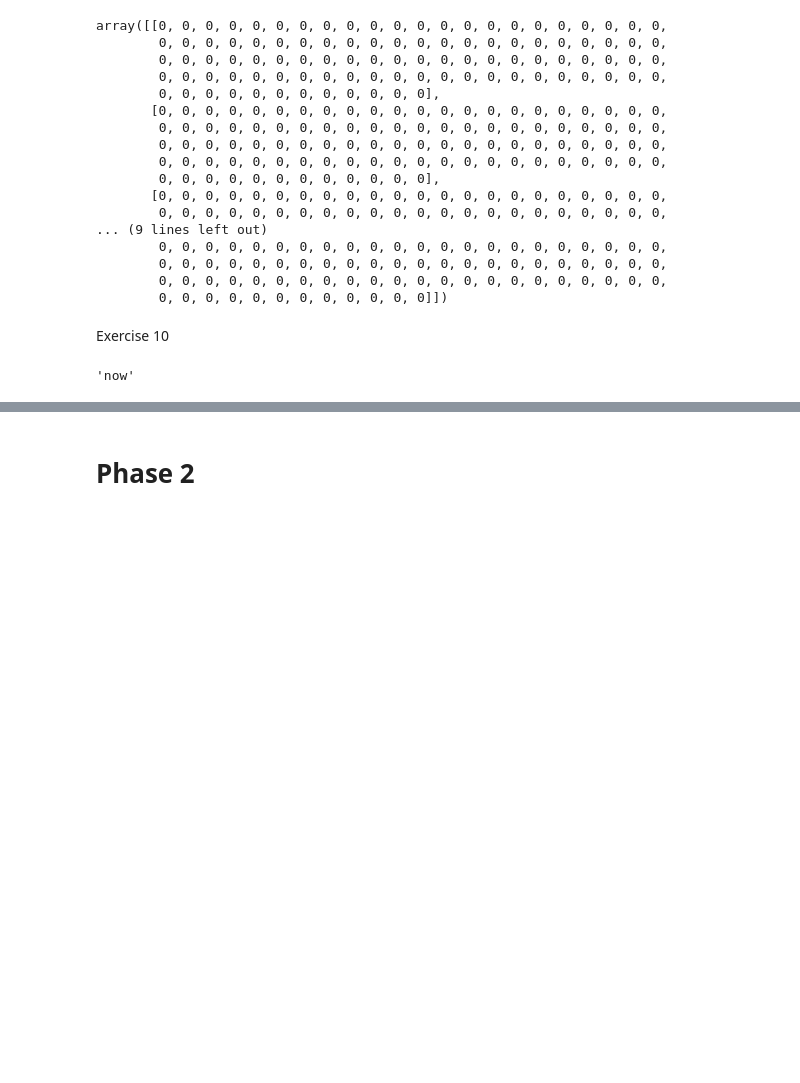
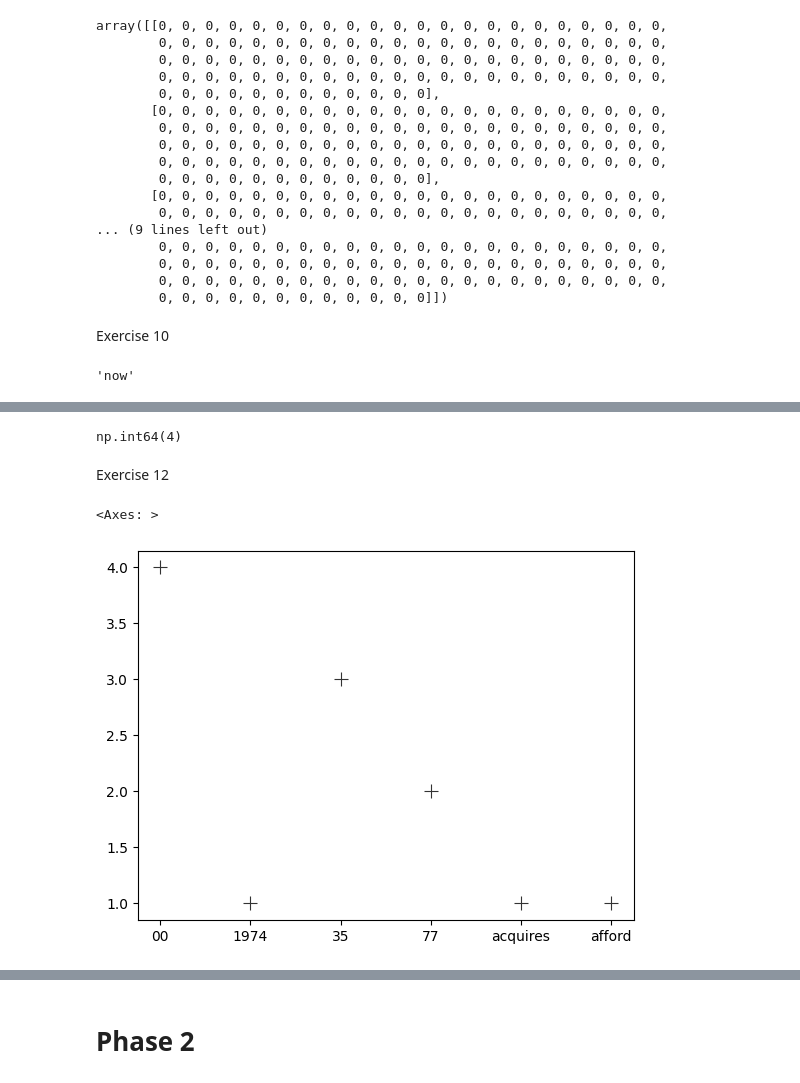
Before and after one commit to vishxrad/DM2025-Lab1-Exercise, a Jupyter notebook: DM2025-Lab1-Homework.ipynb, the cells around one changed output, grey strips where cells are left out. Drawn from its saved outputs; the diff is of its cells as text; code cells hidden in the pictures; blank space fills up the shorter version.

```diff
--- a/DM2025-Lab1-Homework.ipynb
+++ b/DM2025-Lab1-Homework.ipynb
@@ -440,0 +594,17 @@ count_vect.get_feature_names_out()[index]
+# %%
+term_frequencies = np.asarray(R_counts.sum(axis=0))[0]
+# %%
+term_frequencies[0] #sum of first term: 00
+# %% [output]
+np.int64(4)
+# %% [markdown]
+Exercise 12
+# %%
+# Answer here
+sns.scatterplot(x=count_vect.get_feature_names_out()[:300:50],
+            y=term_frequencies[:300:50],
+               marker="+",
+                s=100, color=".2")
+# %% [output]
+<Axes: >
+[figure, added]
```
Also changed, not shown: parts of 21 cells of this notebook, 1 other file.
